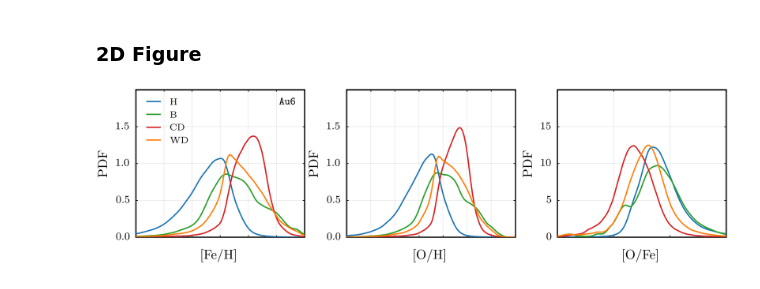
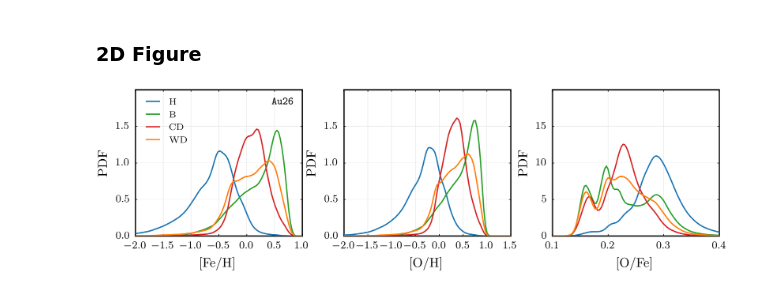
Before and after one commit to ffiza/auriga-metals, a Jupyter notebook: scripts/Abundance Distribution.ipynb, the cells around one changed output. Cells and saved outputs as stored; diff of their text form; code cells hidden in the pictures.

```diff
--- a/scripts/Abundance Distribution.ipynb
+++ b/scripts/Abundance Distribution.ipynb
@@ -476,7 +476,7 @@ yticks =[(0, 0.5, 1, 1.5),
          (0, 0.5, 1, 1.5),
          (0, 5, 10, 15)]
 # %%
-simulation = sample[3]
+simulation = sample[-2]
 data = pd.read_csv(f"../results/{'_'.join(simulation.split('_')[:-1])}/"
                    f"stellar_abundance_distribution.csv")
 
@@ -484,32 +484,31 @@ fig = plt.figure(figsize=(8.0, 2.0))
 gs = fig.add_gridspec(nrows=1, ncols=3, hspace=0.0, wspace=0.25)
 axs = gs.subplots(sharex=False, sharey=False)
 
 for j in range(len(abundances)):
     ax = axs[j]
     ax.tick_params(which='both', direction="in")
     ax.set_ylim(ylims[j])
     ax.set_xlim(abundance_lims[j])
     ax.set_xticks(xticks[j])
-    ax.set_xticklabels([])
     ax.set_yticks(yticks[j])
     ax.set_xlabel(f'[{abundances[j][0]}/{abundances[j][1]}]')
     ax.set_ylabel("PDF")
     ax.grid(True, ls='-', lw=0.25, c="gainsboro")
 
 galaxy = parse(simulation)[0]
 for j, (of, to) in enumerate(abundances):
     for i, c in enumerate(settings.components):
         color = settings.component_colors[c]
         ax = axs[j]
         ax.plot(data[f"Abundance_[{of}/{to}]"], data[f"PDF_[{of}/{to}]_{c}"],
                 lw=1.0, color=color, zorder=16, label=c)
 
 axs[0].legend(loc="upper left", framealpha=0, fontsize=7.0)
 axs[0].text(
     x=0.95, y=0.95, size=8.0,
     s=r"$\texttt{" + f"Au{galaxy}" + "}$",
     ha='right', va='top', transform=axs[0].transAxes)
 
 plt.show()
 # %% [output]
-[figure, old version]
+[figure, new version]
```
Also changed, not shown: parts of 3 cells of this notebook.
